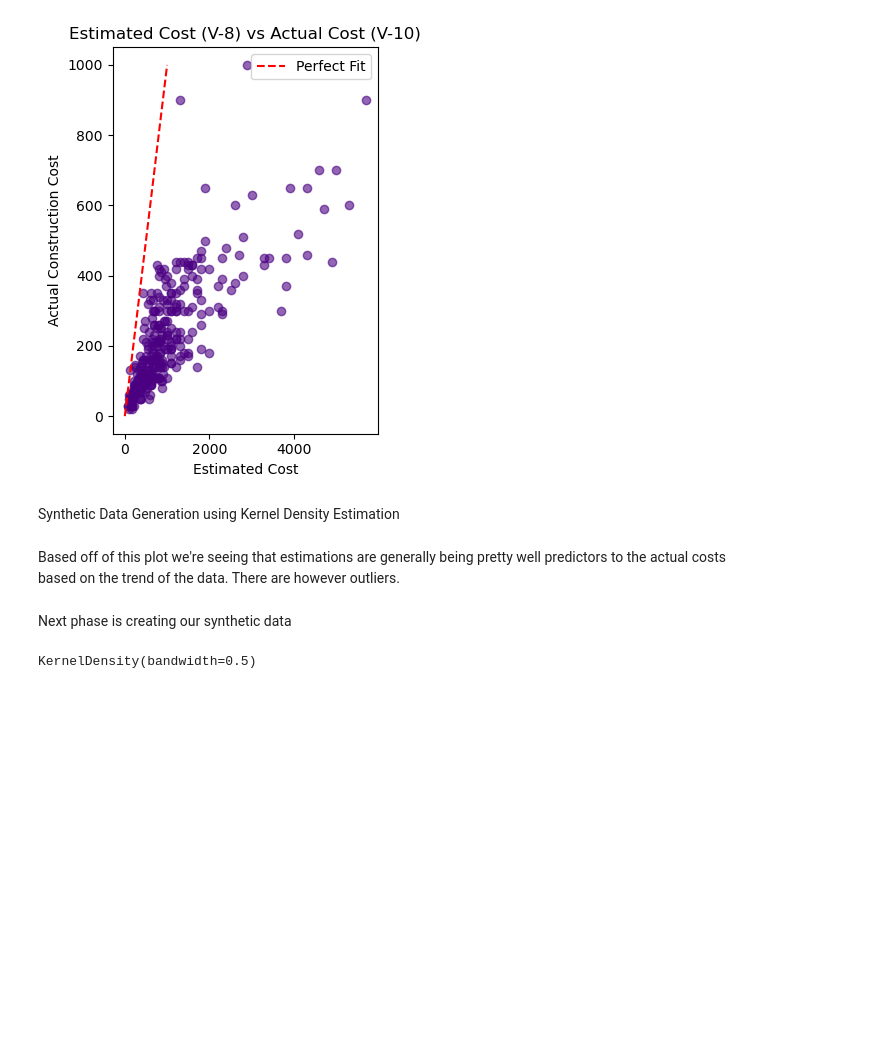
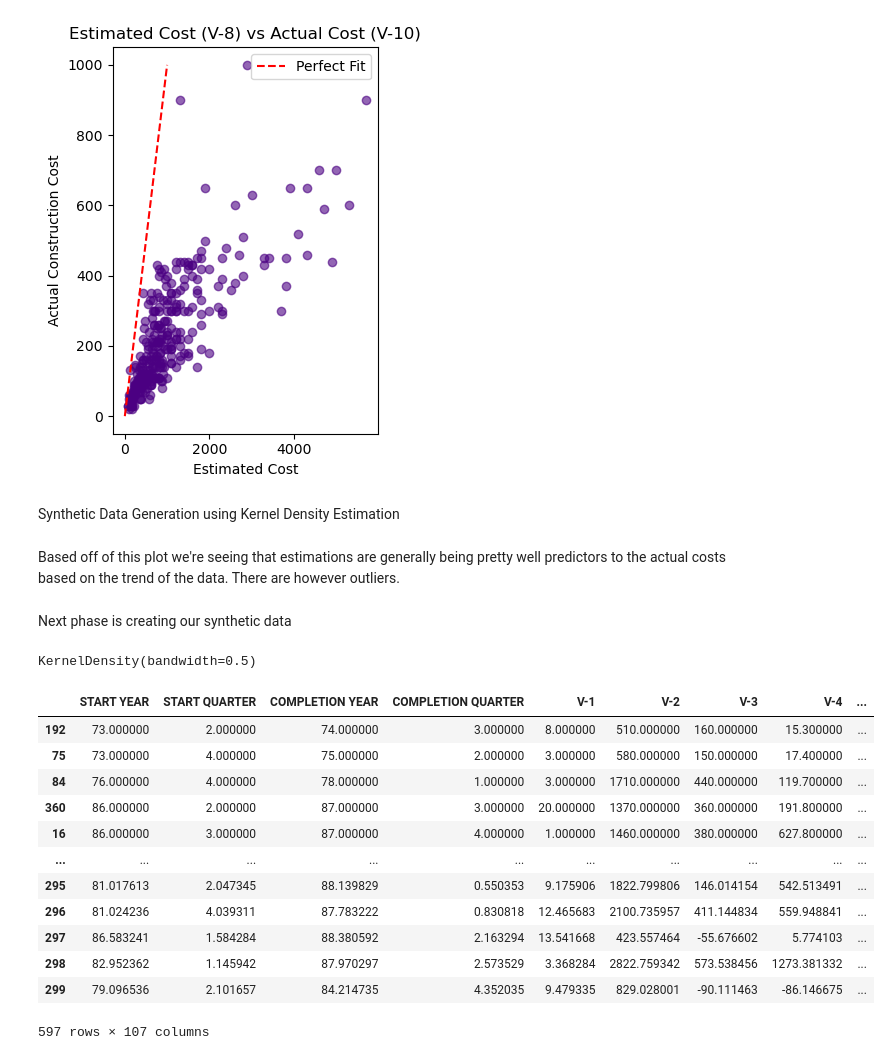
Before and after one commit to aashirnay54/ConstructionMLPOC, a Jupyter notebook: MLPOC.ipynb, the cells around one changed output. Saved outputs shown, nothing was run; the diff lists cells and outputs as text; code cells hidden in the pictures; blank space fills up the shorter version.

Commit message:
Added sythetic data and merged it with regular training data

```diff
--- a/MLPOC.ipynb
+++ b/MLPOC.ipynb
@@ -101,3 +101,30 @@ KernelDensity(bandwidth=0.5)
 #Generate 300 new samples
 synthetic_scaled = kde.sample(300, random_state = 42)
 synthetic_data = scaler_gen.inverse_transform(synthetic_scaled)
+# %%
+# 4. Convert back to DataFrame
+# We need to make sure the column names match our original data.
+synthetic_df = pd.DataFrame(synthetic_data, columns=train_data_combined.columns)
+X_synthetic = synthetic_df.drop(columns=['V-10'])
+y_synthetic = synthetic_df['V-10']
+# %%
+#Combine synthetic data with training set
+
+X_final = pd.concat([X_train, X_synthetic], axis=0)
+y_final = pd.concat([y_train, y_synthetic], axis=0)
+
+X_final
+# %% [output]
+|  | START YEAR | START QUARTER | COMPLETION YEAR | COMPLETION QUARTER | V-1 | V-2 | V-3 | V-4 | ... |
+| 192 | 73.000000 | 2.000000 | 74.000000 | 3.000000 | 8.000000 | 510.000000 | 160.000000 | 15.300000 | ... |
+| 75 | 73.000000 | 4.000000 | 75.000000 | 2.000000 | 3.000000 | 580.000000 | 150.000000 | 17.400000 | ... |
+| 84 | 76.000000 | 4.000000 | 78.000000 | 1.000000 | 3.000000 | 1710.000000 | 440.000000 | 119.700000 | ... |
+| 360 | 86.000000 | 2.000000 | 87.000000 | 3.000000 | 20.000000 | 1370.000000 | 360.000000 | 191.800000 | ... |
+| 16 | 86.000000 | 3.000000 | 87.000000 | 4.000000 | 1.000000 | 1460.000000 | 380.000000 | 627.800000 | ... |
+| ... | ... | ... | ... | ... | ... | ... | ... | ... | ... |
+| 295 | 81.017613 | 2.047345 | 88.139829 | 0.550353 | 9.175906 | 1822.799806 | 146.014154 | 542.513491 | ... |
+| 296 | 81.024236 | 4.039311 | 87.783222 | 0.830818 | 12.465683 | 2100.735957 | 411.144834 | 559.948841 | ... |
+| 297 | 86.583241 | 1.584284 | 88.380592 | 2.163294 | 13.541668 | 423.557464 | -55.676602 | 5.774103 | ... |
+| 298 | 82.952362 | 1.145942 | 87.970297 | 2.573529 | 3.368284 | 2822.759342 | 573.538456 | 1273.381332 | ... |
+| 299 | 79.096536 | 2.101657 | 84.214735 | 4.352035 | 9.479335 | 829.028001 | -90.111463 | -86.146675 | ... |
+597 rows × 107 columns
```
Also changed, not shown: parts of 1 cell of this notebook, 2 other files.
